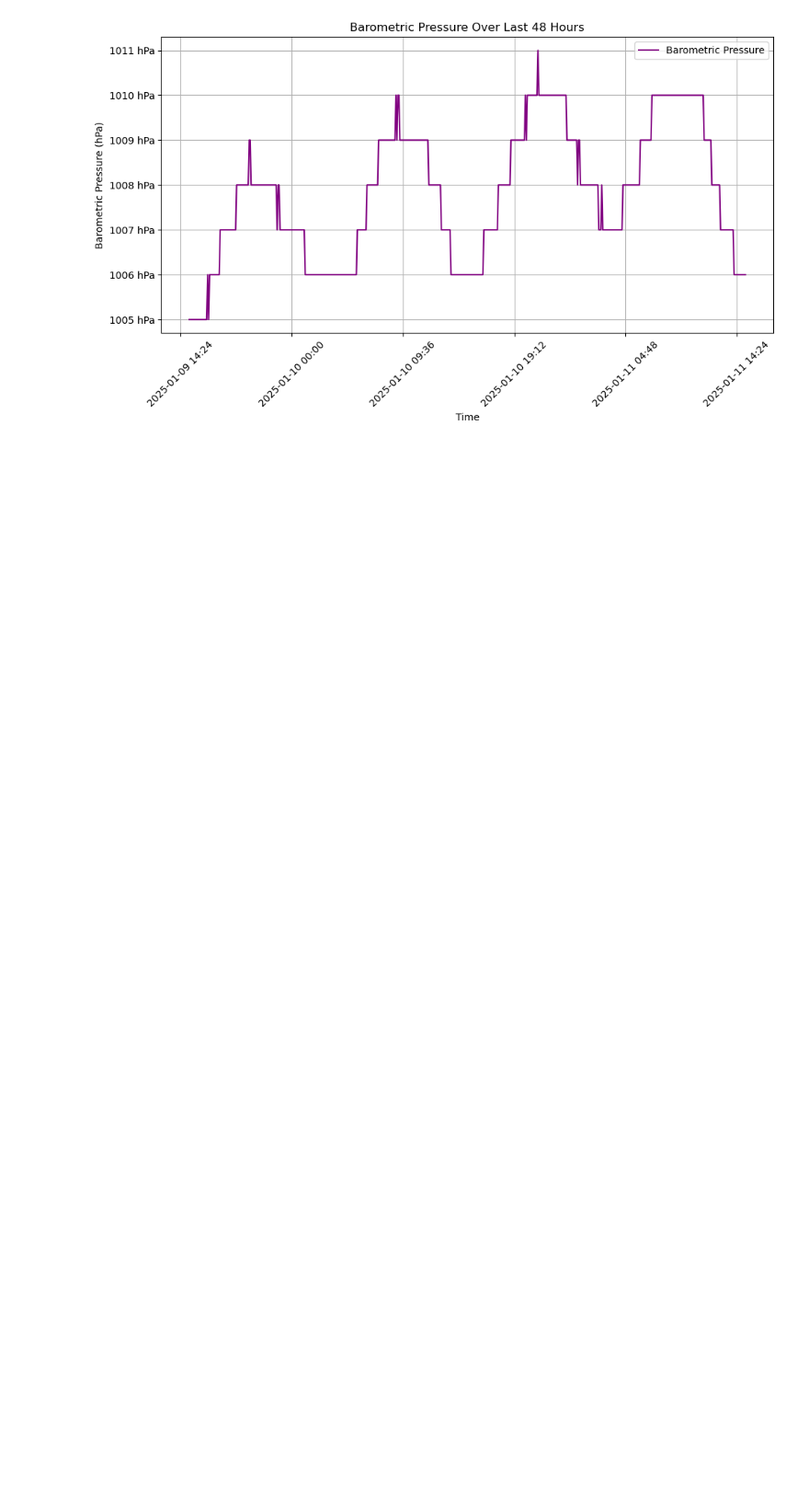
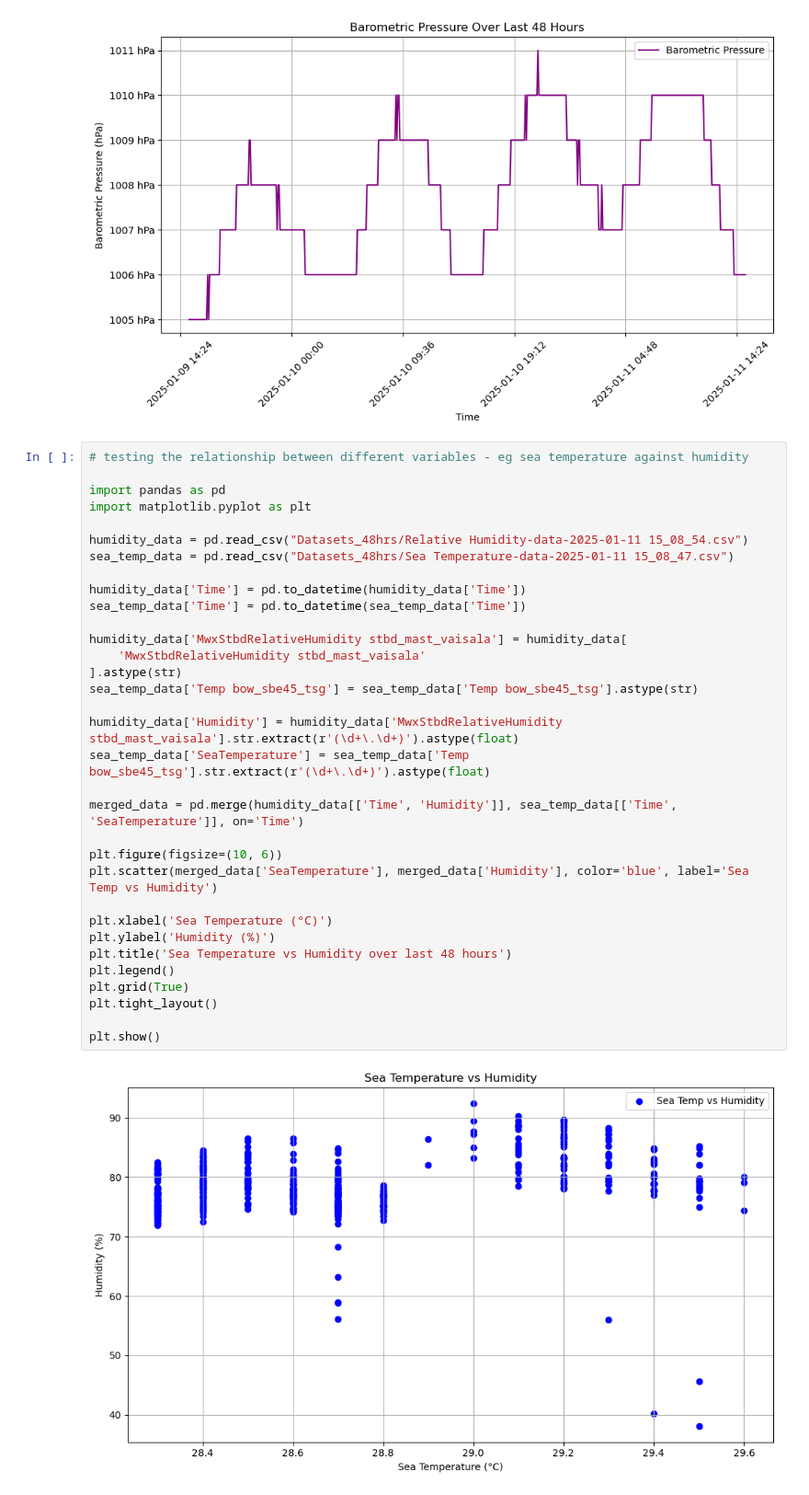
Before and after one commit to Asgar-Fataymamode/OceanX_Project1, a Jupyter notebook: Notebook.ipynb, the cells around one changed output. Shown: that part at 92% size. Cells and saved outputs as stored; diff of their text form; blank space fills up the shorter version.

Commit message:
added some plots

```diff
--- a/Notebook.ipynb
+++ b/Notebook.ipynb
@@ -360,3 +360,38 @@ plt.tight_layout()
 plt.show()
 # %% [output]
 [figure]
+# %%
+# testing the relationship between different variables - eg sea temperature against humidity
+
+import pandas as pd
+import matplotlib.pyplot as plt
+
+humidity_data = pd.read_csv("Datasets_48hrs/Relative Humidity-data-2025-01-11 15_08_54.csv")
+sea_temp_data = pd.read_csv("Datasets_48hrs/Sea Temperature-data-2025-01-11 15_08_47.csv")
+
+humidity_data['Time'] = pd.to_datetime(humidity_data['Time'])
+sea_temp_data['Time'] = pd.to_datetime(sea_temp_data['Time'])
+
+humidity_data['MwxStbdRelativeHumidity stbd_mast_vaisala'] = humidity_data[
+    'MwxStbdRelativeHumidity stbd_mast_vaisala'
+].astype(str)
+sea_temp_data['Temp bow_sbe45_tsg'] = sea_temp_data['Temp bow_sbe45_tsg'].astype(str)
+
+humidity_data['Humidity'] = humidity_data['MwxStbdRelativeHumidity stbd_mast_vaisala'].str.extract(r'(\d+\.\d+)').astype(float)
+sea_temp_data['SeaTemperature'] = sea_temp_data['Temp bow_sbe45_tsg'].str.extract(r'(\d+\.\d+)').astype(float)
+
+merged_data = pd.merge(humidity_data[['Time', 'Humidity']], sea_temp_data[['Time', 'SeaTemperature']], on='Time')
+
+plt.figure(figsize=(10, 6))
+plt.scatter(merged_data['SeaTemperature'], merged_data['Humidity'], color='blue', label='Sea Temp vs Humidity')
+
+plt.xlabel('Sea Temperature (°C)')
+plt.ylabel('Humidity (%)')
+plt.title('Sea Temperature vs Humidity over last 48 hours')
+plt.legend()
+plt.grid(True)
+plt.tight_layout()
+
+plt.show()
+# %% [output]
+[figure, added]
```
Also changed, not shown: parts of 3 cells of this notebook, 1 other file.
